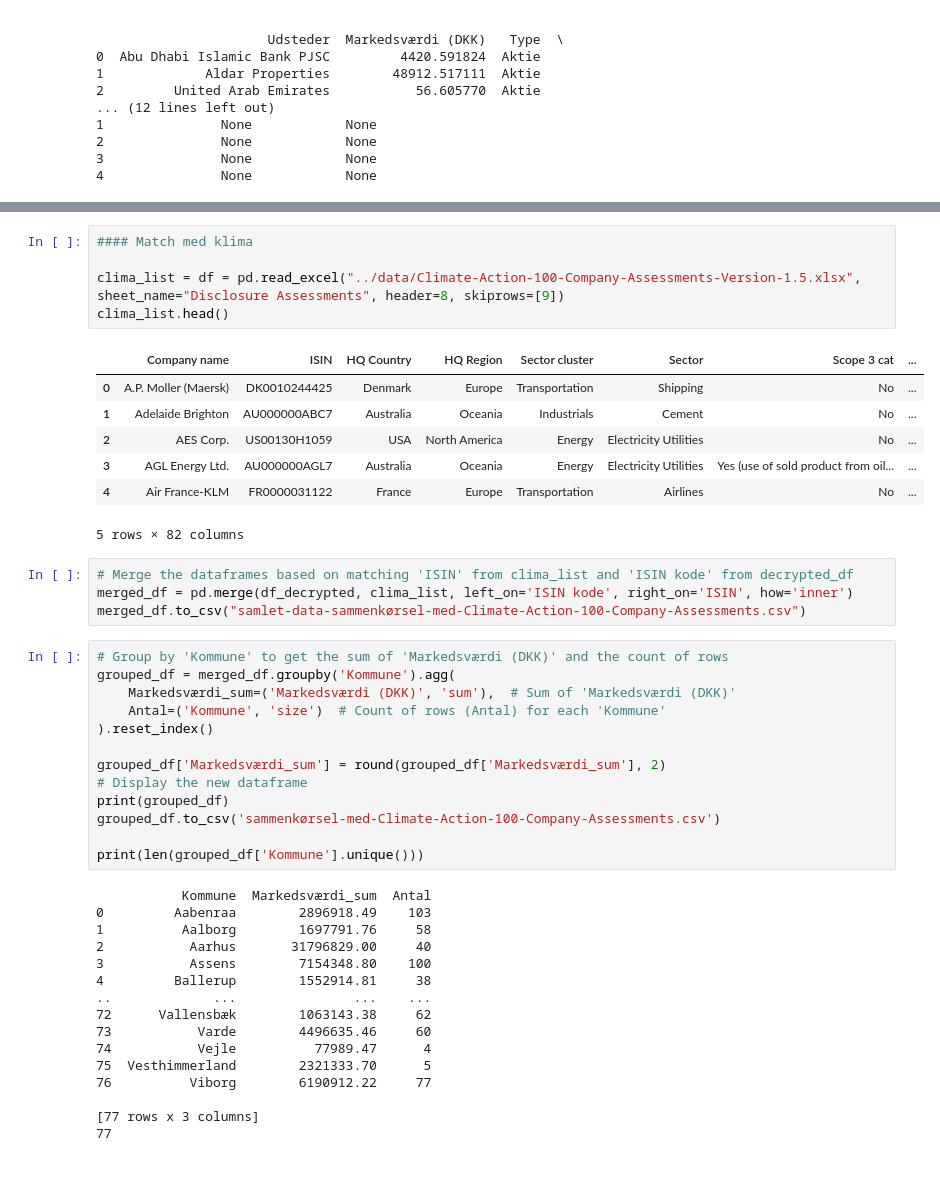
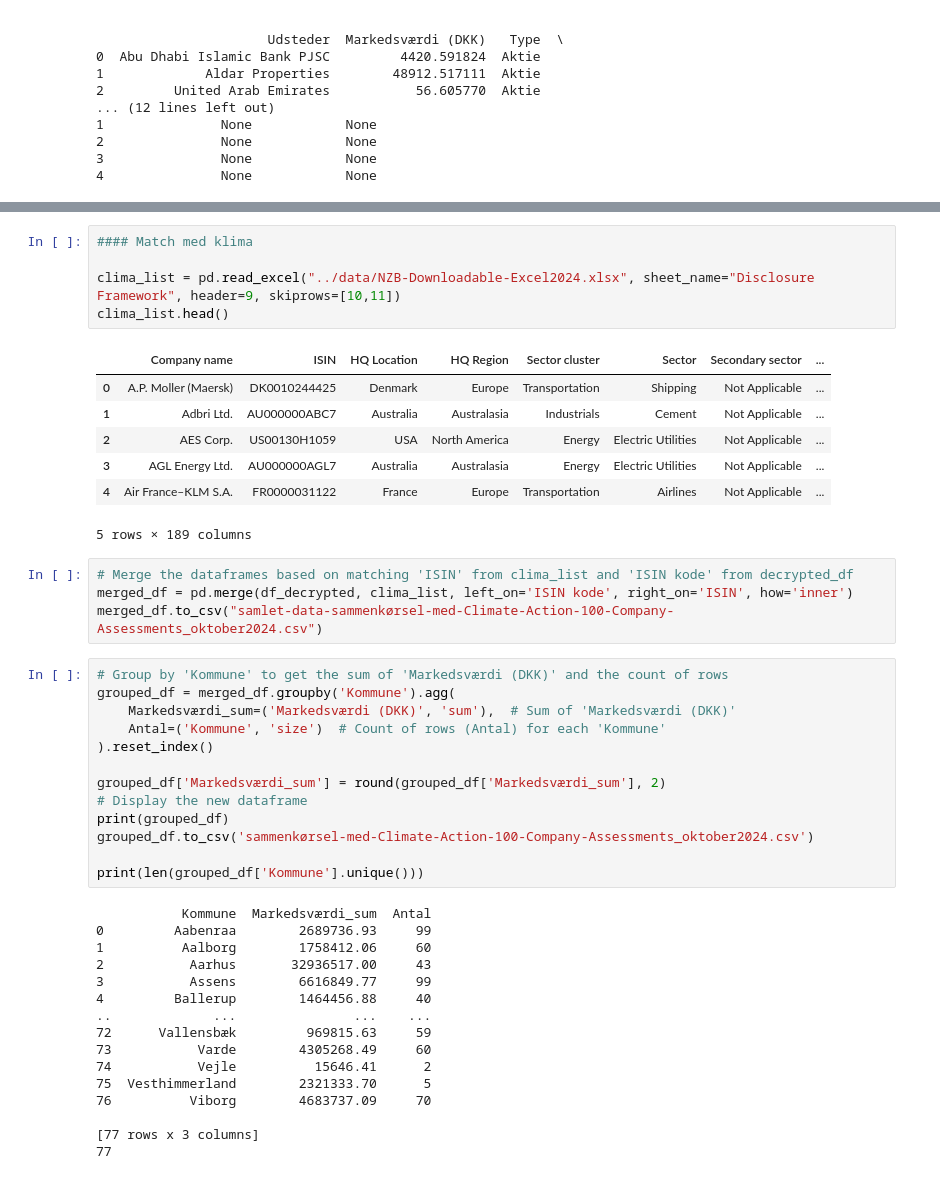
Before and after one commit to gravercentret/kommune_investering_data, a Jupyter notebook: dev/exploring.ipynb, the cells around one changed output, grey strips where cells are left out. Saved outputs shown, nothing was run; the diff lists cells and outputs as text.

```diff
--- a/dev/exploring.ipynb
+++ b/dev/exploring.ipynb
@@ -357,20 +379,20 @@ print(df_result)
 # %%
 #### Match med klima
 
-clima_list = df = pd.read_excel("../data/Climate-Action-100-Company-Assessments-Version-1.5.xlsx", sheet_name="Disclosure Assessments", header=8, skiprows=[9])
+clima_list = pd.read_excel("../data/NZB-Downloadable-Excel2024.xlsx", sheet_name="Disclosure Framework", header=9, skiprows=[10,11])
 clima_list.head()
 # %% [output]
-|  | Company name | ISIN | HQ Country | HQ Region | Sector cluster | Sector | Scope 3 cat | ... |
-| 0 | A.P. Moller (Maersk) | DK0010244425 | Denmark | Europe | Transportation | Shipping | No | ... |
-| 1 | Adelaide Brighton | AU000000ABC7 | Australia | Oceania | Industrials | Cement | No | ... |
-| 2 | AES Corp. | US00130H1059 | USA | North America | Energy | Electricity Utilities | No | ... |
-| 3 | AGL Energy Ltd. | AU000000AGL7 | Australia | Oceania | Energy | Electricity Utilities | Yes (use of sold product from oil... | ... |
-| 4 | Air France-KLM | FR0000031122 | France | Europe | Transportation | Airlines | No | ... |
+|  | Company name | ISIN | HQ Location | HQ Region | Sector cluster | Sector | Secondary sector | ... |
+| 0 | A.P. Moller (Maersk) | DK0010244425 | Denmark | Europe | Transportation | Shipping | Not Applicable | ... |
+| 1 | Adbri Ltd. | AU000000ABC7 | Australia | Australasia | Industrials | Cement | Not Applicable | ... |
+| 2 | AES Corp. | US00130H1059 | USA | North America | Energy | Electric Utilities | Not Applicable | ... |
+| 3 | AGL Energy Ltd. | AU000000AGL7 | Australia | Australasia | Energy | Electric Utilities | Not Applicable | ... |
+| 4 | Air France–KLM S.A. | FR0000031122 | France | Europe | Transportation | Airlines | Not Applicable | ... |
-5 rows × 82 columns
+5 rows × 189 columns
 # %%
 # Merge the dataframes based on matching 'ISIN' from clima_list and 'ISIN kode' from decrypted_df
 merged_df = pd.merge(df_decrypted, clima_list, left_on='ISIN kode', right_on='ISIN', how='inner')
-merged_df.to_csv("samlet-data-sammenkørsel-med-Climate-Action-100-Company-Assessments.csv")
+merged_df.to_csv("samlet-data-sammenkørsel-med-Climate-Action-100-Company-Assessments_oktober2024.csv")
 # %%
 # Group by 'Kommune' to get the sum of 'Markedsværdi (DKK)' and the count of rows
 grouped_df = merged_df.groupby('Kommune').agg(
@@ -381,22 +403,22 @@ grouped_df = merged_df.groupby('Kommune').agg(
 grouped_df['Markedsværdi_sum'] = round(grouped_df['Markedsværdi_sum'], 2)
 # Display the new dataframe
 print(grouped_df)
-grouped_df.to_csv('sammenkørsel-med-Climate-Action-100-Company-Assessments.csv')
+grouped_df.to_csv('sammenkørsel-med-Climate-Action-100-Company-Assessments_oktober2024.csv')
 
 print(len(grouped_df['Kommune'].unique()))
 # %% [output]
            Kommune  Markedsværdi_sum  Antal
-0         Aabenraa        2896918.49    103
-1          Aalborg        1697791.76     58
-2           Aarhus       31796829.00     40
-3           Assens        7154348.80    100
-4         Ballerup        1552914.81     38
+0         Aabenraa        2689736.93     99
+1          Aalborg        1758412.06     60
+2           Aarhus       32936517.00     43
+3           Assens        6616849.77     99
+4         Ballerup        1464456.88     40
 ..             ...               ...    ...
-72      Vallensbæk        1063143.38     62
-73           Varde        4496635.46     60
-74           Vejle          77989.47      4
+72      Vallensbæk         969815.63     59
+73           Varde        4305268.49     60
+74           Vejle          15646.41      2
 75  Vesthimmerland        2321333.70      5
-76          Viborg        6190912.22     77
+76          Viborg        4683737.09     70
 
 [77 rows x 3 columns]
 77
```
Also changed, not shown: parts of 2 cells of this notebook, 21 other files.
